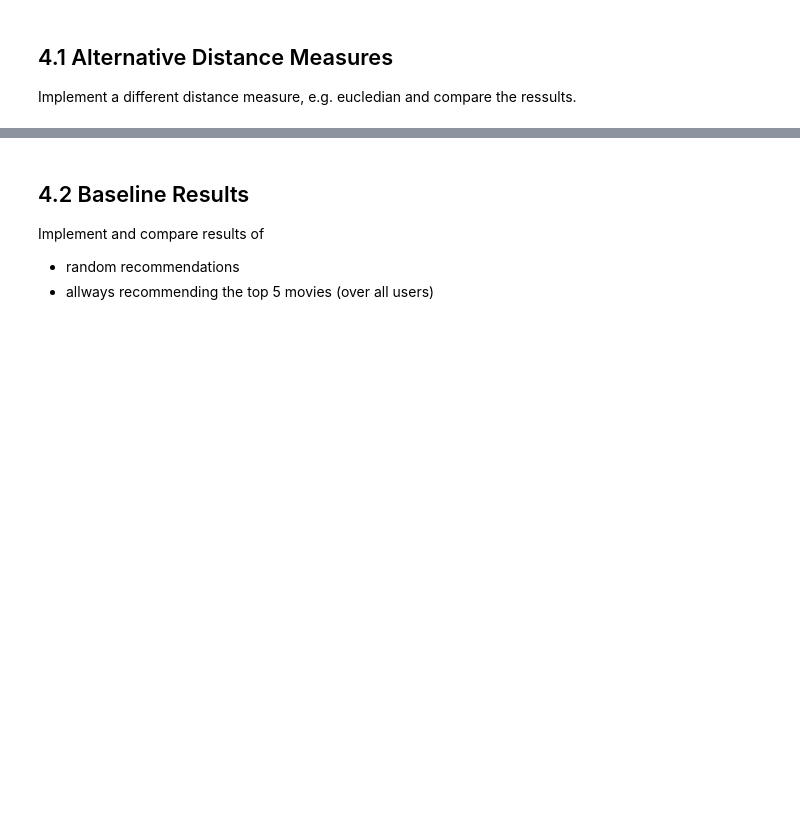
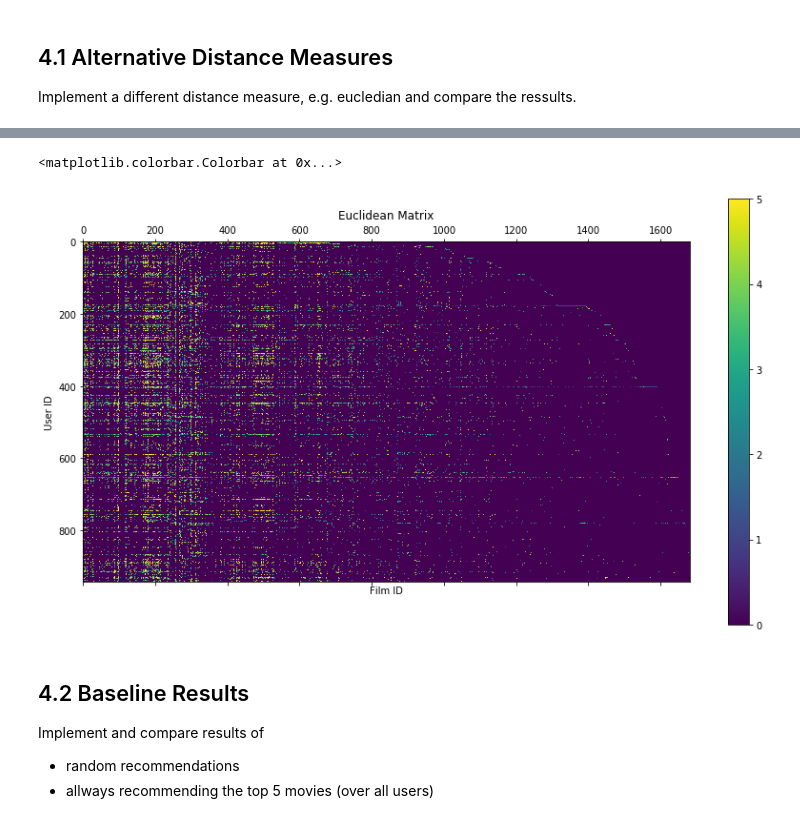
Before and after one commit to AlexSperka/DataScienceSS20, a Jupyter notebook: Exercises/2_b_Recommender_SVD.ipynb, the cells around one changed output, grey strips where cells are left out. Cells and saved outputs as stored; diff of their text form; code cells hidden in the pictures; blank space fills up the shorter version.

```diff
--- a/Exercises/2_b_Recommender_SVD.ipynb
+++ b/Exercises/2_b_Recommender_SVD.ipynb
@@ -85,3 +100,14 @@ Implement a different distance measure, e.g. eucledian and compare the ressults.
+# %%
+plt.rcParams['figure.figsize'] = (10.0, 8.0)
+#show matrix
+plt.matshow(R)
+plt.title('Euclidean Matrix')
+plt.xlabel('Film ID')
+plt.ylabel('User ID')
+plt.colorbar()
+# %% [output]
+<matplotlib.colorbar.Colorbar at 0x...>
+[figure, added]
 # %% [markdown]
 ## 4.2 Baseline Results
 Implement and compare results of
```
Also changed, not shown: parts of 11 cells of this notebook, 1 other file.
